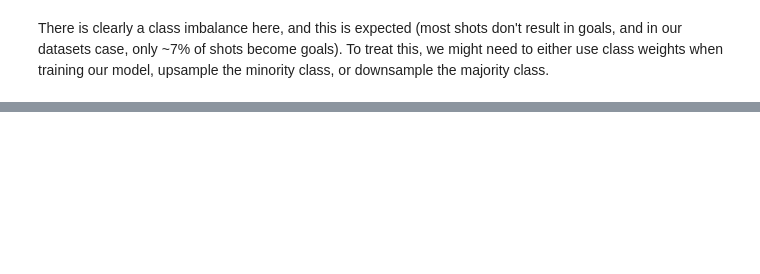
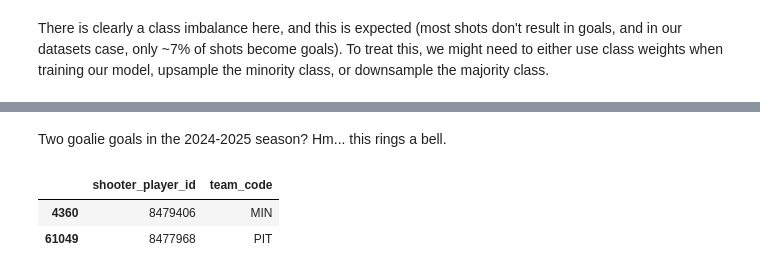
Before and after one commit to LakshayVerma48/nhl-goal-likelihood, a Jupyter notebook: notebooks/01_exploratory_data_analysis.ipynb, the cells around one changed output, grey strips where cells are left out. Saved outputs shown, nothing was run; the diff lists cells and outputs as text; code cells hidden in the pictures; blank space fills up the shorter version.

```diff
--- a/notebooks/01_exploratory_data_analysis.ipynb
+++ b/notebooks/01_exploratory_data_analysis.ipynb
@@ -210,0 +230,11 @@ test
+# %% [markdown]
+<p>Two goalie goals in the 2024-2025 season? Hm... this rings a bell.</p>
+# %%
+selected_features_shots_df[
+    (selected_features_shots_df['player_position_that_did_event'] == 'G') &
+    (selected_features_shots_df['goal'] == 1)
+][['shooter_player_id', 'team_code']]
+# %% [output]
+|  | shooter_player_id | team_code |
+| 4360 | 8479406 | MIN |
+| 61049 | 8477968 | PIT |
```
Also changed, not shown: parts of 16 cells of this notebook.
